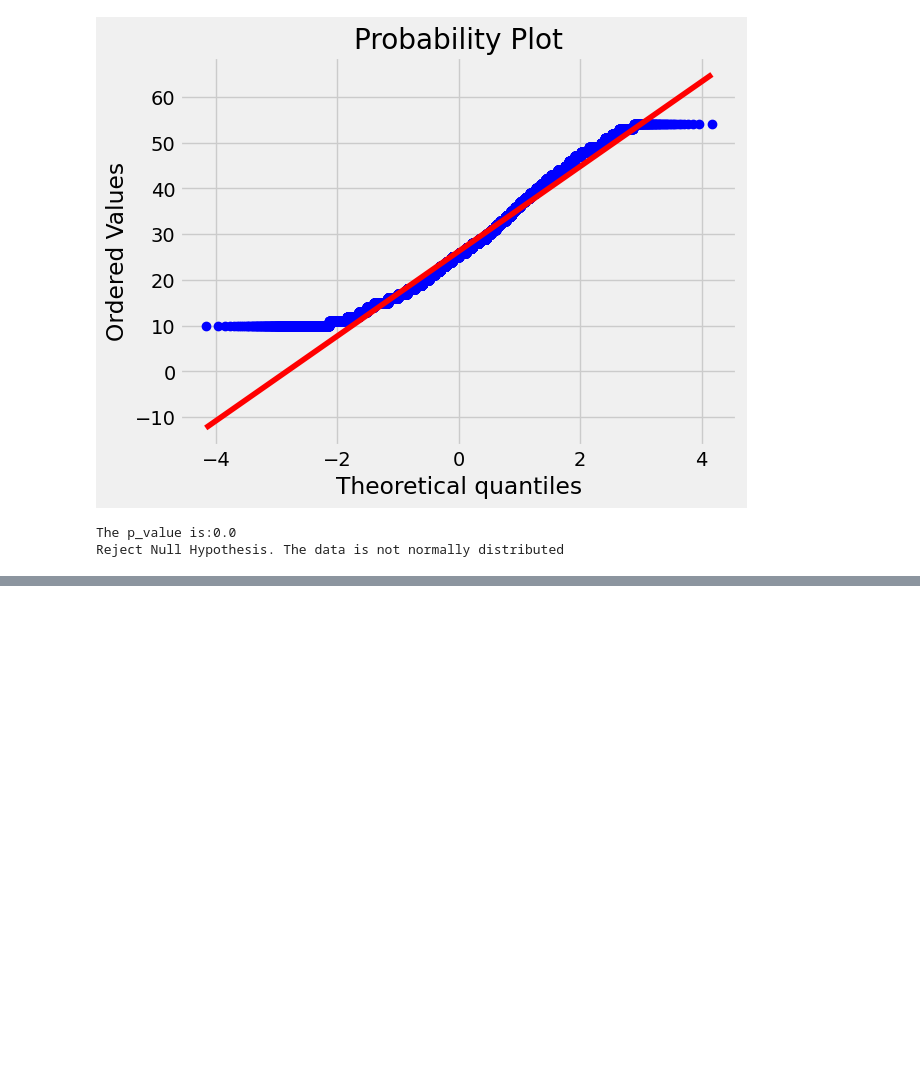
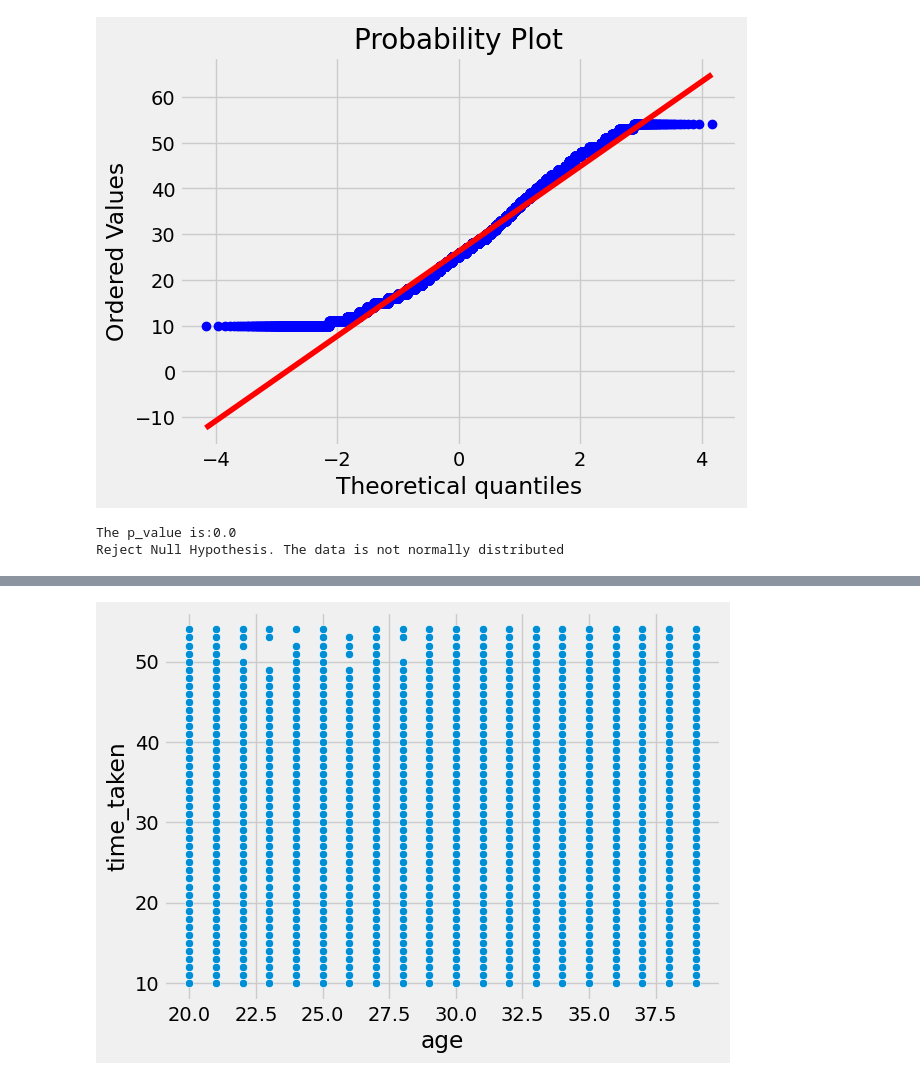
Before and after one commit to Arej02/swiggy_delivery_time_prediction, a Jupyter notebook: notebooks/EDA.ipynb, the cells around one changed output, grey strips where cells are left out. Saved outputs shown, nothing was run; the diff lists cells and outputs as text; code cells hidden in the pictures; blank space fills up the shorter version.

```diff
--- a/notebooks/EDA.ipynb
+++ b/notebooks/EDA.ipynb
@@ -174,0 +201,5 @@ Reject Null Hypothesis. The data is not normally distributed
+# %%
+sns.scatterplot(data=swiggy,x='age',y='time_taken')
+plt.show()
+# %% [output]
+[figure, added]
```
Also changed, not shown: parts of 13 cells of this notebook.
